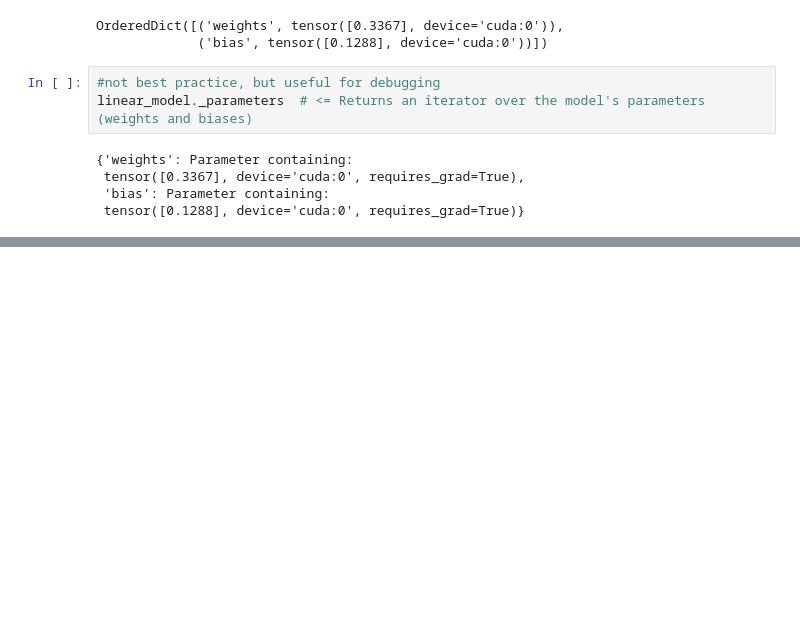
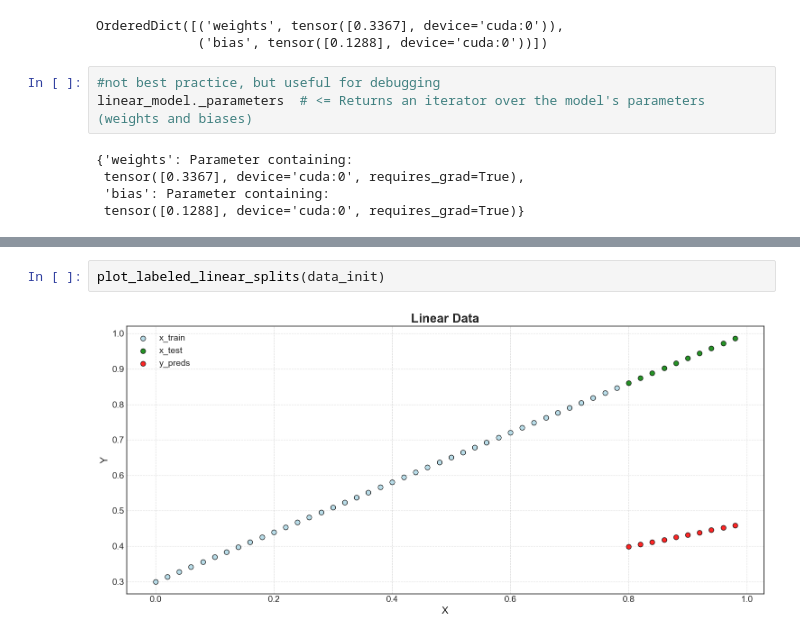
Before and after one commit to workingshady/pytorch-lab, a Jupyter notebook: 01_PyTorch_Workflow/notebooks/01_pytorch_workflow.ipynb, the cells around one changed output, grey strips where cells are left out. Drawn from its saved outputs; the diff is of its cells as text; blank space fills up the shorter version.

```diff
--- a/01_PyTorch_Workflow/notebooks/01_pytorch_workflow.ipynb
+++ b/01_PyTorch_Workflow/notebooks/01_pytorch_workflow.ipynb
@@ -361,0 +541,4 @@ tensor([[0.3982],
+# %%
+plot_labeled_linear_splits(data_init)
+# %% [output]
+[figure, added]
```
Also changed, not shown: parts of 30 cells of this notebook, 3 other files.
